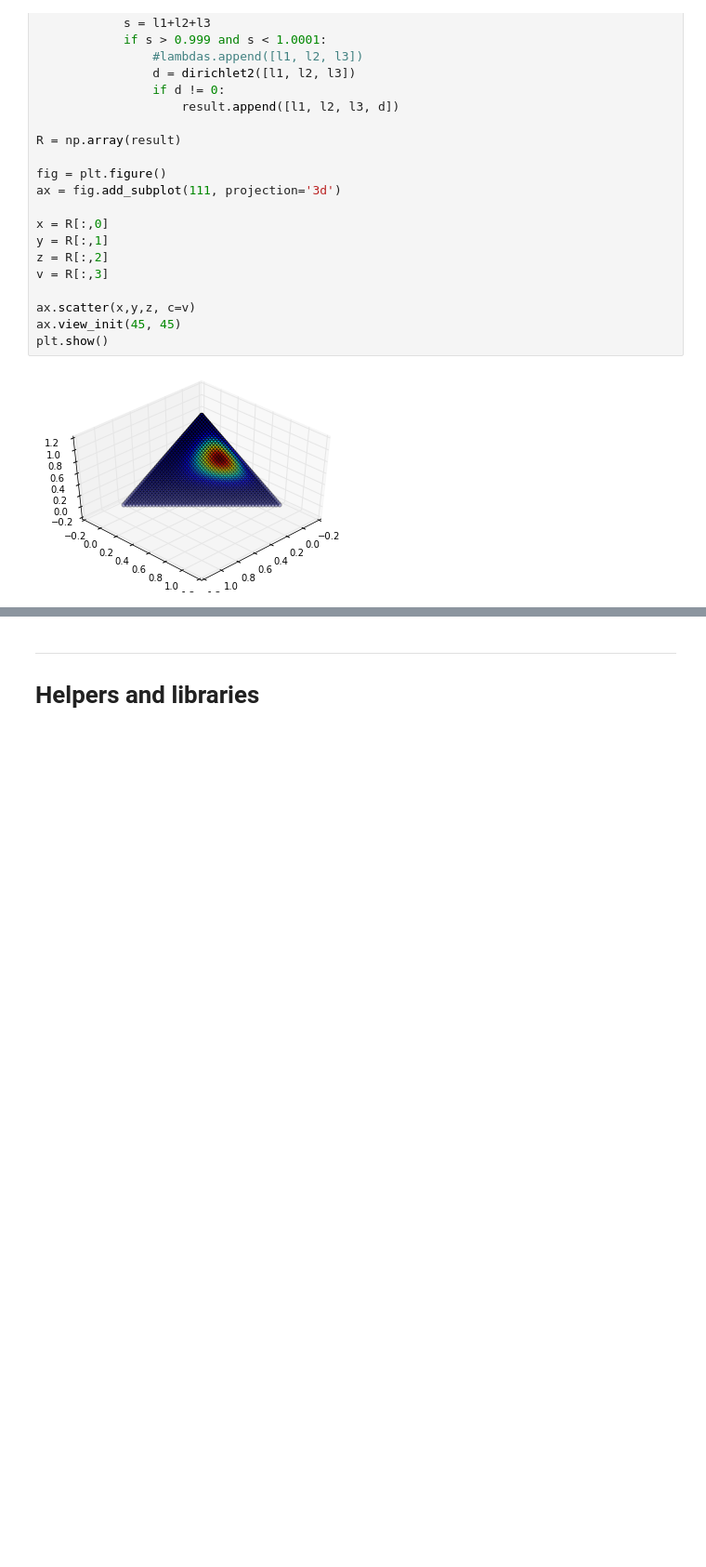
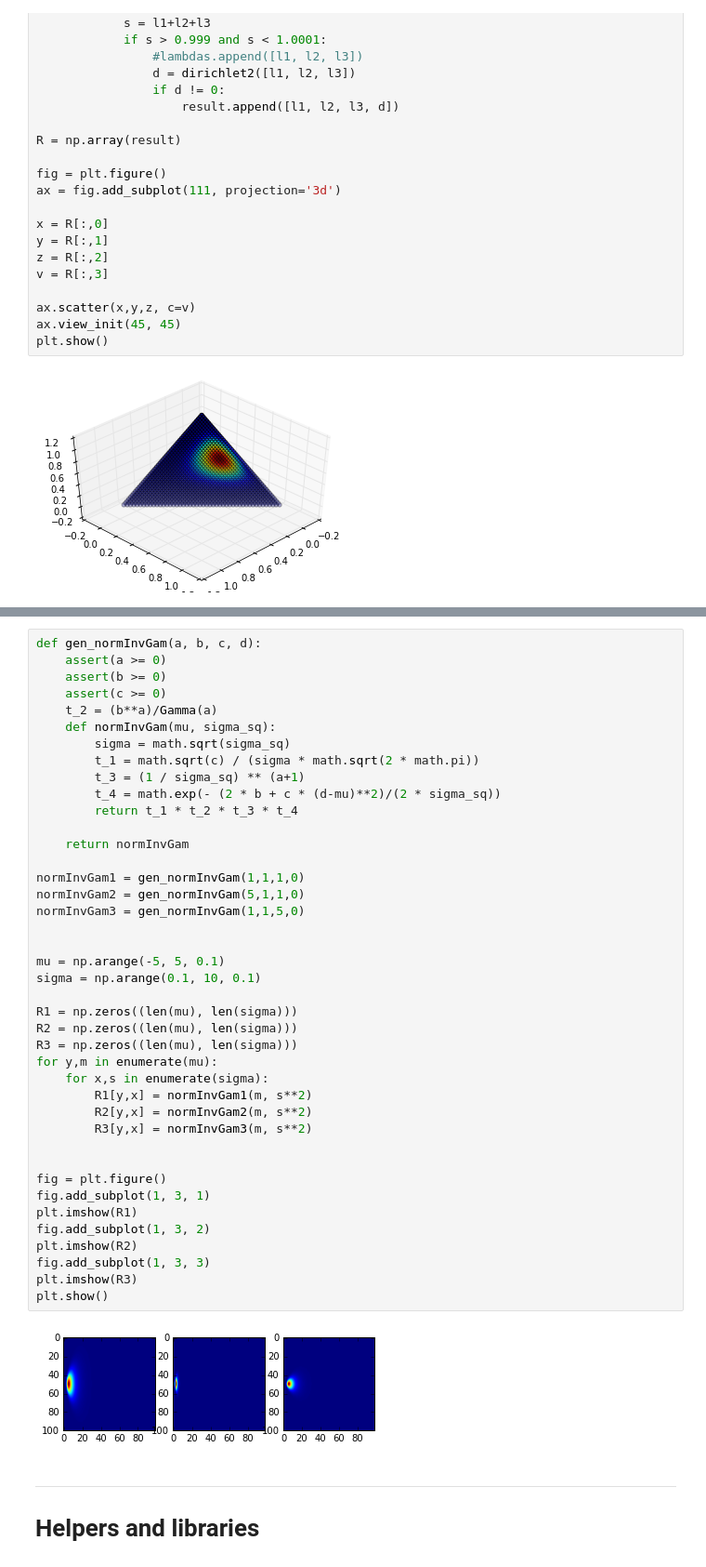
Before and after one commit to justayak/playground, a Jupyter notebook: computer_vision/probability.ipynb, the cells around one changed output, grey strips where cells are left out. Shown at 93% size. Saved outputs shown, nothing was run; the diff lists cells and outputs as text; blank space fills up the shorter version.

Commit message:
Normal-scaled inverse gamma distribution

```diff
--- a/computer_vision/probability.ipynb
+++ b/computer_vision/probability.ipynb
@@ -217,3 +255,46 @@ plt.show()
+# %%
+def gen_normInvGam(a, b, c, d):
+    assert(a >= 0)
+    assert(b >= 0)
+    assert(c >= 0)
+    t_2 = (b**a)/Gamma(a)
+    def normInvGam(mu, sigma_sq):
+        sigma = math.sqrt(sigma_sq)
+        t_1 = math.sqrt(c) / (sigma * math.sqrt(2 * math.pi))
+        t_3 = (1 / sigma_sq) ** (a+1)
+        t_4 = math.exp(- (2 * b + c * (d-mu)**2)/(2 * sigma_sq))
+        return t_1 * t_2 * t_3 * t_4
+
+    return normInvGam
+
+normInvGam1 = gen_normInvGam(1,1,1,0)
+normInvGam2 = gen_normInvGam(5,1,1,0)
+normInvGam3 = gen_normInvGam(1,1,5,0)
+
+
+mu = np.arange(-5, 5, 0.1)
+sigma = np.arange(0.1, 10, 0.1)
+
+R1 = np.zeros((len(mu), len(sigma)))
+R2 = np.zeros((len(mu), len(sigma)))
+R3 = np.zeros((len(mu), len(sigma)))
+for y,m in enumerate(mu):
+    for x,s in enumerate(sigma):
+        R1[y,x] = normInvGam1(m, s**2)
+        R2[y,x] = normInvGam2(m, s**2)
+        R3[y,x] = normInvGam3(m, s**2)
+
+
+fig = plt.figure()
+fig.add_subplot(1, 3, 1)
+plt.imshow(R1)
+fig.add_subplot(1, 3, 2)
+plt.imshow(R2)
+fig.add_subplot(1, 3, 3)
+plt.imshow(R3)
+plt.show()
+# %% [output]
+[figure, added]
 # %% [markdown]
 ---
 # Helpers and libraries
```
Also changed, not shown: parts of 3 cells of this notebook.
